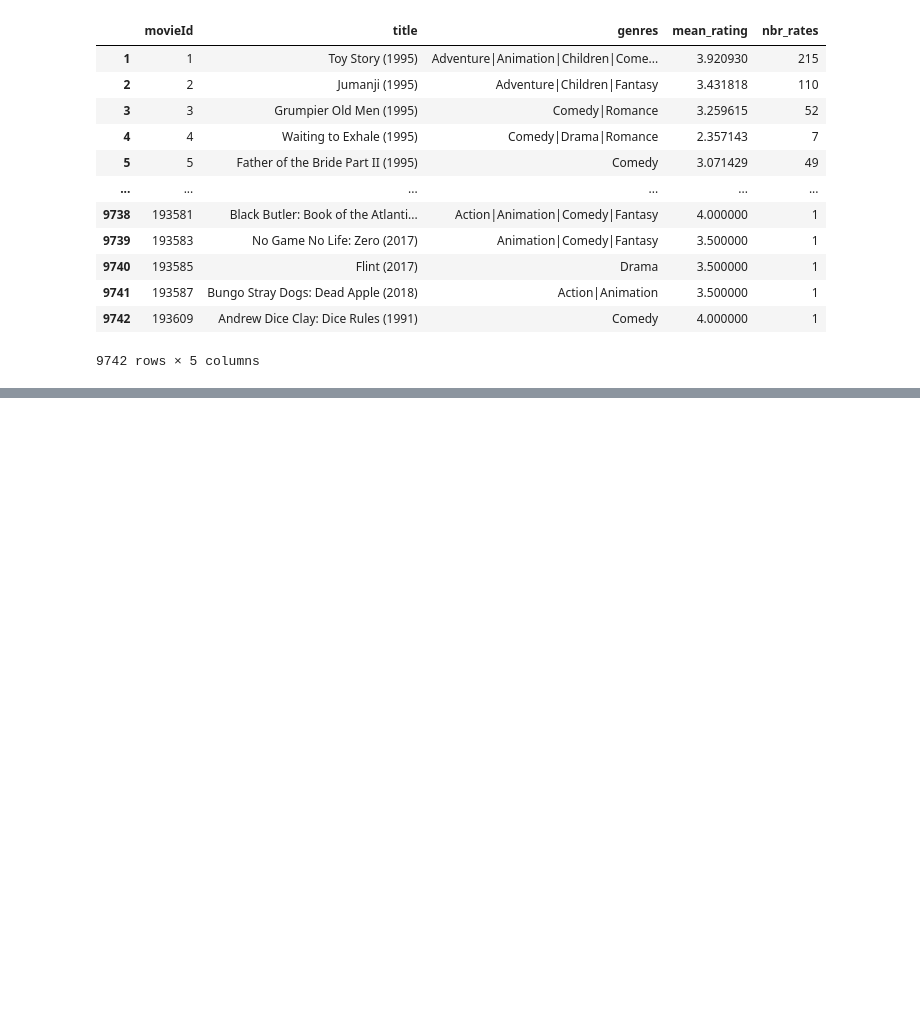
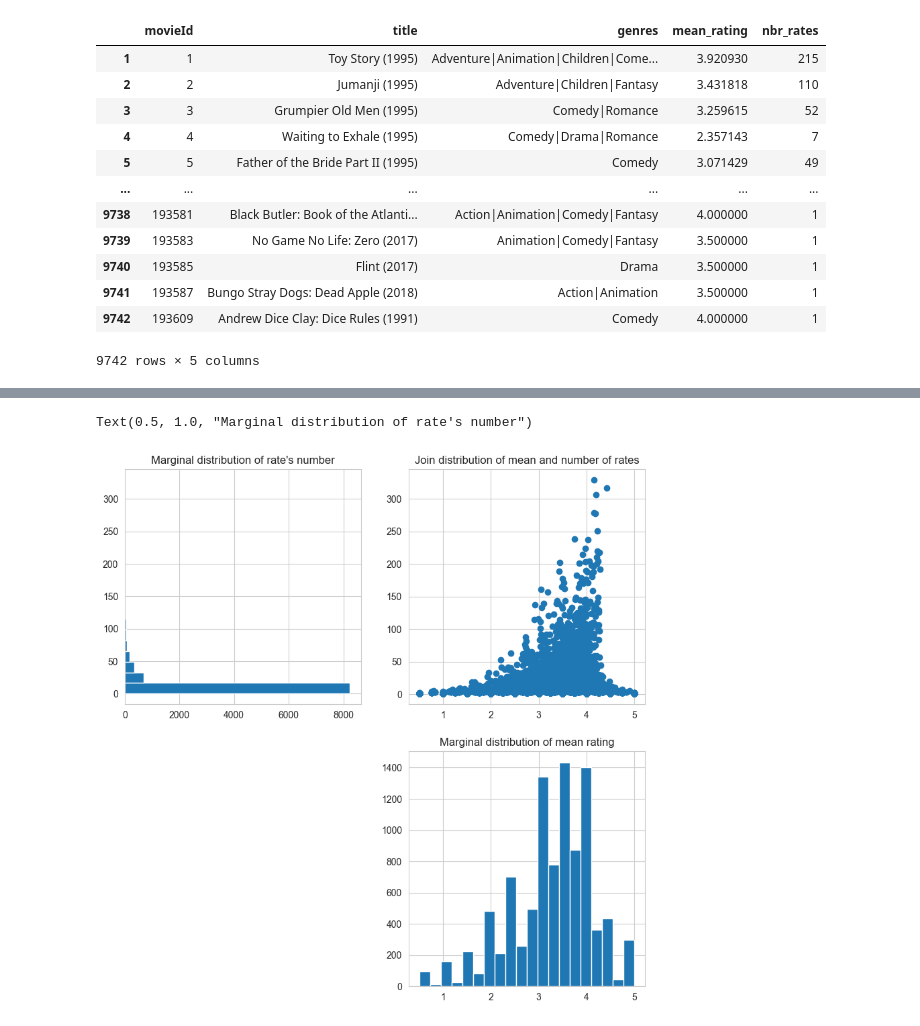
Before and after one commit to anasbn44/movie_recomender, a Jupyter notebook: movie_ratings.ipynb, the cells around one changed output, grey strips where cells are left out. Saved outputs shown, nothing was run; the diff lists cells and outputs as text; code cells hidden in the pictures; blank space fills up the shorter version.

```diff
--- a/movie_ratings.ipynb
+++ b/movie_ratings.ipynb
@@ -183,0 +229,16 @@ da
+# %%
+plt.figure(figsize=(10,10))
+plt.subplot(2, 2, 2)
+plt.scatter(x=da.mean_rating, y=da.nbr_rates)
+plt.title("Join distribution of mean and number of rates")
+
+plt.subplot(2, 2, 4)
+plt.hist(x=da.mean_rating, bins=20)
+plt.title("Marginal distribution of mean rating")
+
+plt.subplot(2, 2, 1)
+plt.hist(x=da.nbr_rates, orientation="horizontal", bins=20)
+plt.title("Marginal distribution of rate's number")
+# %% [output]
+Text(0.5, 1.0, "Marginal distribution of rate's number")
+[figure, added]
```
Also changed, not shown: parts of 7 cells of this notebook, 2 other files.
